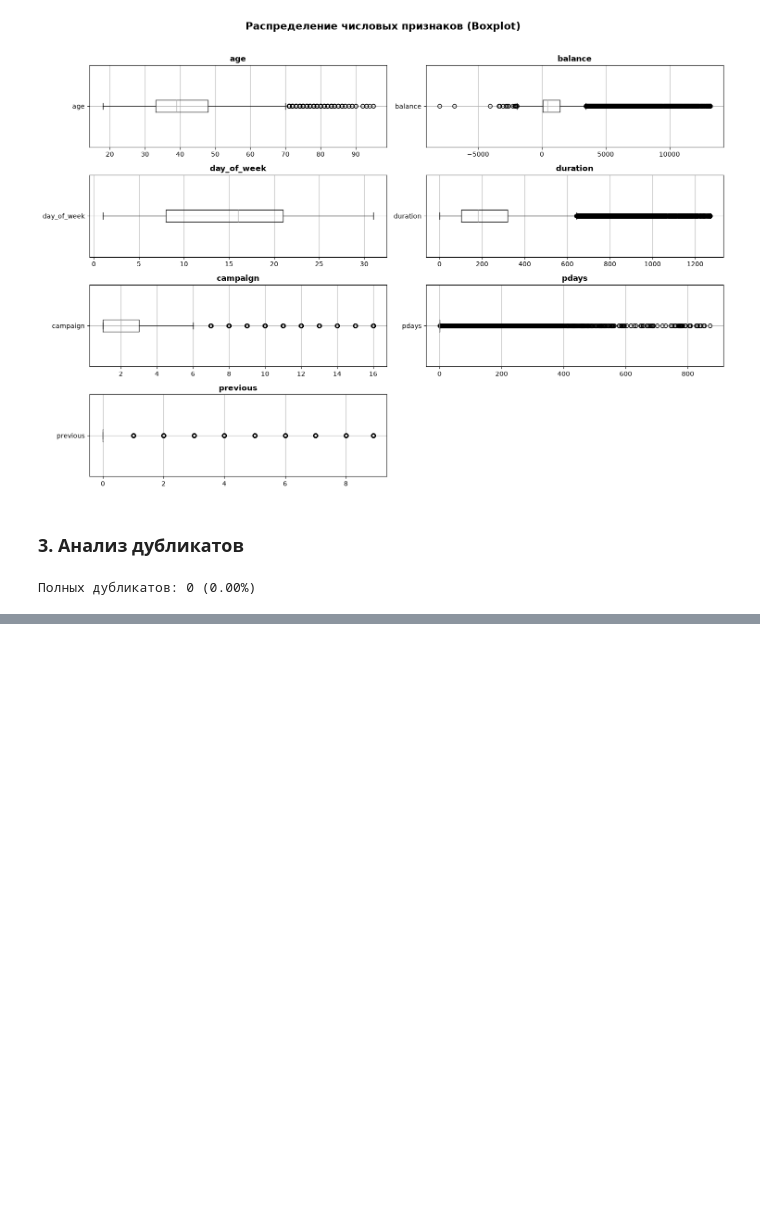
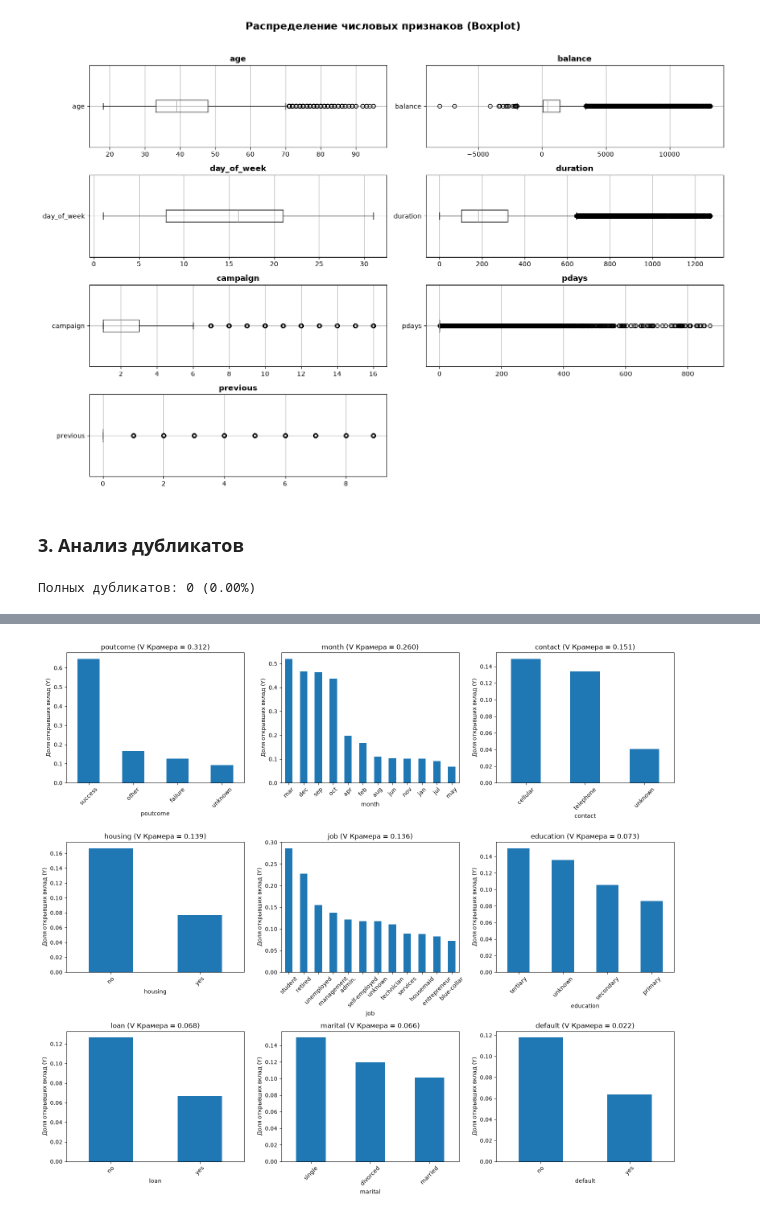
Before and after one commit to RafaelPozoyan/UrFU_project, a Jupyter notebook: eda_shtukin_i_v.ipynb, the cells around one changed output, grey strips where cells are left out. Saved outputs shown, nothing was run; the diff lists cells and outputs as text; code cells hidden in the pictures; blank space fills up the shorter version.

```diff
--- a/eda_shtukin_i_v.ipynb
+++ b/eda_shtukin_i_v.ipynb
@@ -270,0 +338,10 @@ print(f"Полных дубликатов: {full_duplicates:,} ({full_duplicates
+# %%
+def cat_test(df, col, target="Y"):
+    ct = pd.crosstab(df[col], df[target])
+    chi2, p, dof, _ = chi2_contingency(ct)
+    n = ct.values.sum()
+    cramers_v = np.sqrt(chi2 / (n * (min(ct.shape)-1)))
+    return {"feature": col, "p_value": p, "cramers_v": cramers_v}
+
+res_cat = pd.DataFrame([cat_test(df, c) for c in cat_cols])
+res_cat.sort_values("cramers_v", ascending=False).round(4)
@@ -270,0 +359,20 @@ print(f"Полных дубликатов: {full_duplicates:,} ({full_duplicates
+# %%
+top_cats = res_cat.sort_values("cramers_v", ascending=False)["feature"]
+
+fig, axes = plt.subplots(3, 3, figsize=(16, 14))
+axes = axes.ravel()
+
+for i, col in enumerate(top_cats):
+    # Считаем долю 'yes' для каждой категории
+    tmp = df.groupby(col)["Y"].mean().sort_values(ascending=False)
+
+    tmp.plot(kind="bar", ax=axes[i])
+    v_score = res_cat.set_index('feature').loc[col, 'cramers_v']
+    axes[i].set_title(f"{col} (V Крамера = {v_score:.3f})")
+    axes[i].set_ylabel("Доля открывших вклад (Y)")
+    axes[i].tick_params(axis='x', rotation=45)
+
+plt.tight_layout()
+plt.show()
+# %% [output]
+[figure, added]
```
Also changed, not shown: parts of 13 cells of this notebook.
